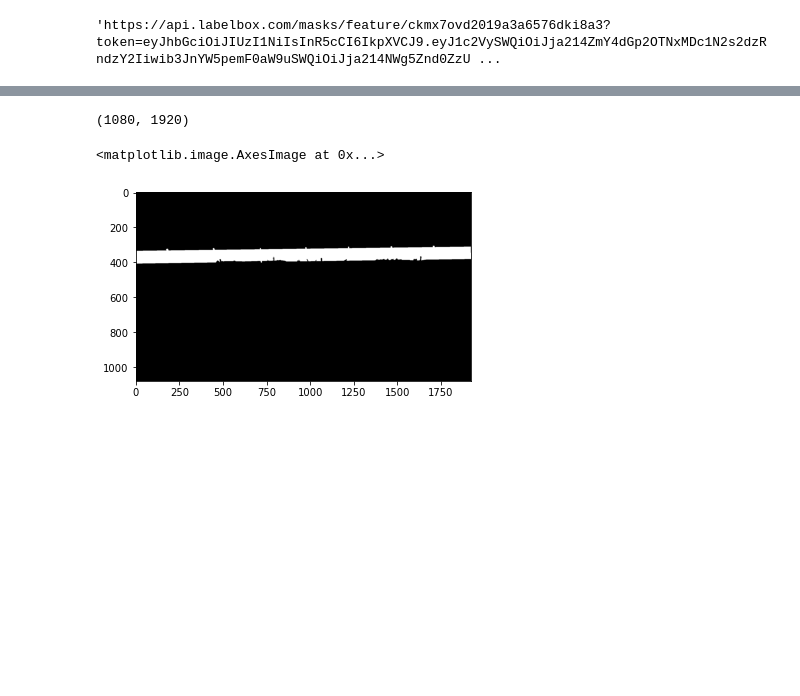
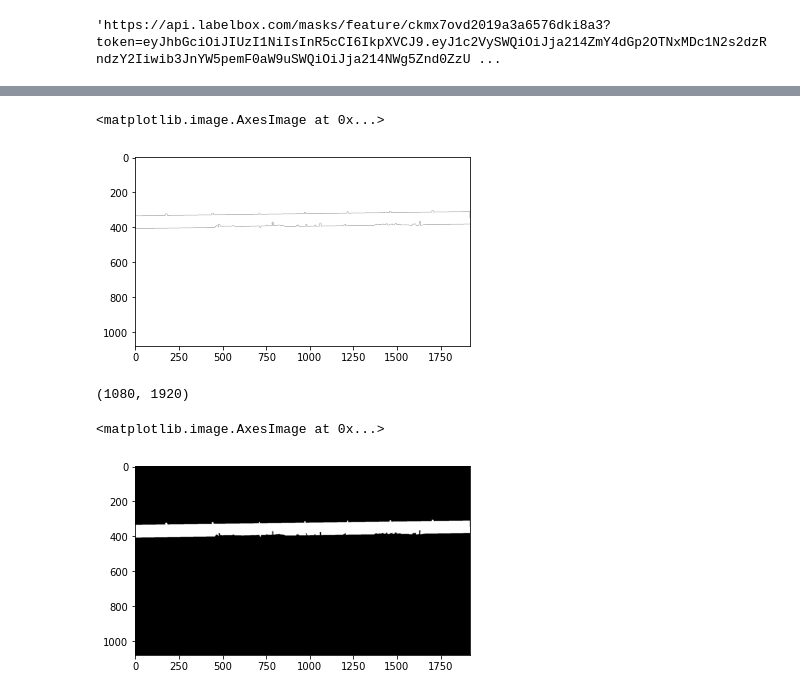
Before and after one commit to BB8-2020/BrokenFenceFinder, a Jupyter notebook: brokenfencefinder/labelbox/show_labelbox_image.ipynb, the cells around one changed output, grey strips where cells are left out. Saved outputs shown, nothing was run; the diff lists cells and outputs as text; code cells hidden in the pictures; blank space fills up the shorter version.

```diff
--- a/brokenfencefinder/labelbox/show_labelbox_image.ipynb
+++ b/brokenfencefinder/labelbox/show_labelbox_image.ipynb
@@ -36,3 +39,6 @@ picture = imread(picture)
 # %%
 mask = imread(mask)
-# plt.imshow(mask)
+plt.imshow(mask)
+# %% [output]
+<matplotlib.image.AxesImage at 0x...>
+[figure, added]
```
Also changed, not shown: parts of 11 cells of this notebook, 1 other file.
